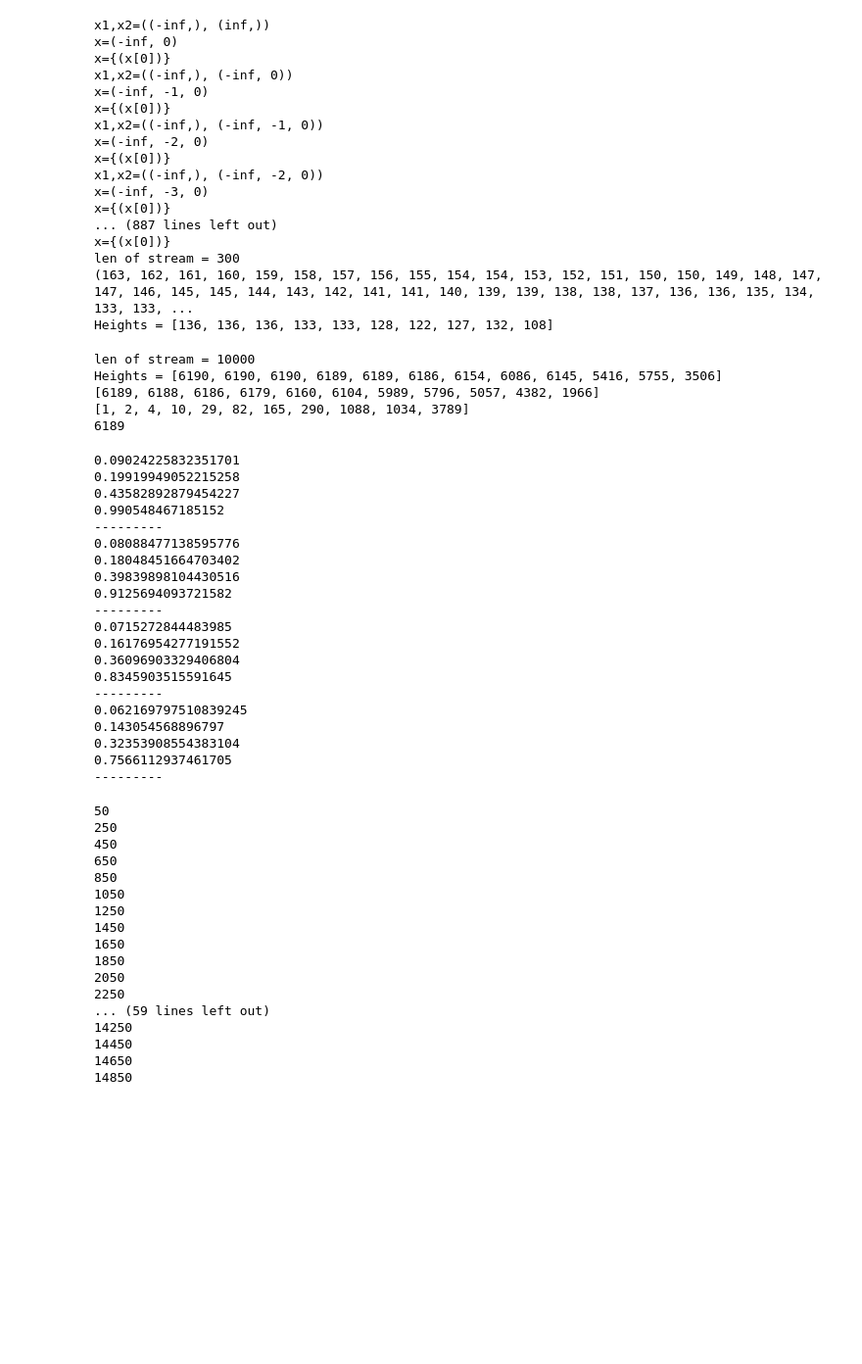
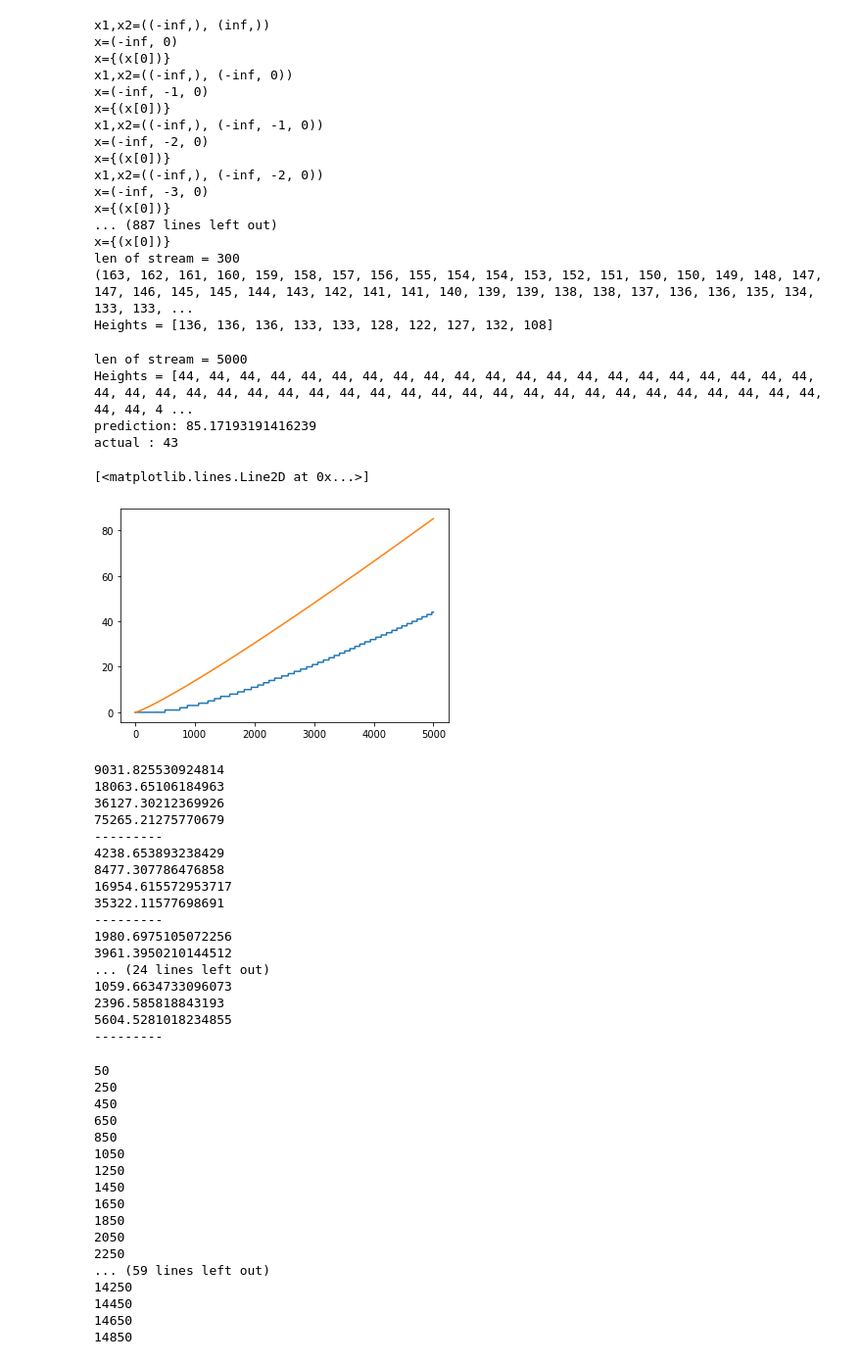
Before and after one commit to ce-jin/streaming-quantiles, a Jupyter notebook: debugprints.ipynb, the cells around one changed output. Shown at 98% size. Saved outputs shown, nothing was run; the diff lists cells and outputs as text; code cells hidden in the pictures; blank space fills up the shorter version.

```diff
--- a/debugprints.ipynb
+++ b/debugprints.ipynb
@@ -115,14 +115,16 @@ len of stream = 300
 (163, 162, 161, 160, 159, 158, 157, 156, 155, 154, 154, 153, 152, 151, 150, 150, 149, 148, 147, 147, 146, 145, 145, 144, 143, 142, 141, 141, 140, 139, 139, 138, 138, 137, 136, 136, 135, 134, 133, 133, ...
 Heights = [136, 136, 136, 133, 133, 128, 122, 127, 132, 108]
 # %%
-sketchsize=12
+sketchsize=500
 adkw = advkw(sketchsize)
-n=10000
+n=5000
 stream = [n-sketchsize+1-i for i in range(n-sketchsize) ]
 stream = [n-j for j in range(sketchsize-1)] + [1]+stream
 #print(stream)
 s = sketch(sketchsize)
 
+maxheights = []
+pred = []
 for i,x in enumerate(stream):
     #print(f'Inserting value x = {x}')
     pop_index = s.update(x)
@@ -132,6 +134,8 @@ for i,x in enumerate(stream):
     #    print(f'Merged no boxes')
     #print(f'Boxes = {s.items}')
     hs = s.get_heights()
+    maxheights += [hs[0]]
+    pred += [(i+1)*log(i+1) /sketchsize]
     #print(f'Heights = {hs}')
     #assert(max(hs)==hs[0])
     #print('n =', i+1)
@@ -144,74 +148,87 @@ print(f'Heights = {hs}')
 overlap = []
 for i in range(len(s.items)-1):
     overlap += [min(s.items[i+1][3],s.items[i][3]) - max(s.items[i+1][2],s.items[i][2])]
-print(overlap)
-print([hs[i]-overlap[i] for i in range(len(overlap))])
-print(overlap[0])
+#print(overlap)
+#print([hs[i]-overlap[i] for i in range(len(overlap))])
+print(f'prediction: {n*log(n)/sketchsize}')
+print(f'actual : {overlap[0]}')
+
+
 
 #import matplotlib.pyplot as plt
-#plt.plot(hs)
+plt.plot(maxheights)
+plt.plot(pred)
+
 #plt.plot(overlap)
-#plt.plot([hs[0] - 2*2.66**i for i in range(len(overlap))])
+#plt.plot([hs[0] - 2*2.15**i for i in range(len(overlap))])
 #plt.plot([hs[i]-overlap[i] for i in range(len(overlap))])
 
 
 
 # k= 100, n = 80000, alpha = 1.09  log = 0.08617769624105241  maxoverlap = 8914
 # k= 50, n = 80000, alpha = 1.21 log = 0.1906203596086497   maxoverlap = 18110
 # k = 25, n = 80000, alpha = 1.49 log = 0.3987761199573678 maxoverlap = 34179
 # k = 12, n = 80000, alpha = 2.66 log = 0.9783261227936078 maxoverlpa = 56891
 
 # k = 100, n = 40000, alpha = 1.081 log = 0.0778865386570712 maxoverlap = 4053
 # k = 50, n = 40000, alpha = 1.186  log = 0.17058630057553367 maxoverlap = 8375
 # k = 25, n = 40000, alpha = 1.451  log = 0.37225297390205087 maxoverlap = 16011
 # k = 12, n = 40000, alpha = 2.49 log = 0.9122827104766164 maxoverlap = 27342
 
 # k=100, n = 20000, alpha = 1.072  log = 0.0695260626486103 maxoverlap = 1819
 # k=50, n = 20000, alpha = 1.17  log = 0.1570037488096647 maxoverlap = 3820
 # k=25, n= 20000, alpha = 1.428 log = 0.3562748639173926 maxoverlap = 7459
 # k=12, n = 20000, alpha = 2.33  log = 0.8458682675776092 maxoverlap = 13033
 
 # k =100, n = 10000, alpha = 1.063  log = 0.06109509935981083 maxoverlap =  803
 # k = 50, n = 10000, alpha = 1.15   log = 0.13976194237515863 maxoverlap = 1725
 # k = 25, n = 10000, alpha = 1.373  log = 0.316998126785834 maxoverlap = 3447
 # k = 12, n = 10000, alpha = 2.15   log = 0.7654678421395714 maxoverlap = 6189
 # %% [output]
-len of stream = 10000
-Heights = [6190, 6190, 6190, 6189, 6189, 6186, 6154, 6086, 6145, 5416, 5755, 3506]
-[6189, 6188, 6186, 6179, 6160, 6104, 5989, 5796, 5057, 4382, 1966]
-[1, 2, 4, 10, 29, 82, 165, 290, 1088, 1034, 3789]
-6189
+len of stream = 5000
+Heights = [44, 44, 44, 44, 44, 44, 44, 44, 44, 44, 44, 44, 44, 44, 44, 44, 44, 44, 44, 44, 44, 44, 44, 44, 44, 44, 44, 44, 44, 44, 44, 44, 44, 44, 44, 44, 44, 44, 44, 44, 44, 44, 44, 44, 44, 44, 44, 4 ...
+prediction: 85.17193191416239
+actual : 43
+[<matplotlib.lines.Line2D at 0x...>]
+[figure, added]
 # %%
 from math import log
 K = [100,50,25,12]
 N = [80000,40000,20000,10000]
+arr = [[8914,18110,34179,56891],[4053,8375,16011,27342],[1819,3820,7459,13033],[803,1725,3447,6189]]
+for ni in range(0,4):
+    for ki in range(0,4):
+        n = N[ni]
+        k = K[ki]
+        #print(log(n)/log(arr[ni][ki]*k))
+        #print(n**(1/0.825)/k)
+        print(n*log(n)/k)
+    print('---------')
 for n in N:
     for k in K:
-        print(1.35*log(n/k)/k)
+        #print(1.35*log(n/k)/k)
+        print(1.0*n*log(n/k)/k)
     print('---------')
 
 #alpha = (1 + (log(n/k) + loglog(n/k))/k)
 # %% [output]
-0.09024225832351701
-0.19919949052215258
-0.43582892879454227
-0.990548467185152
+9031.825530924814
+18063.65106184963
+36127.30212369926
+75265.21275770679
 ---------
-0.08088477138595776
-0.18048451664703402
-0.39839898104430516
-0.9125694093721582
+4238.653893238429
+8477.307786476858
+16954.615572953717
+35322.11577698691
 ---------
-0.0715272844483985
-0.16176954277191552
-0.36096903329406804
-0.8345903515591645
+1980.6975105072256
+3961.3950210144512
+... (24 lines left out)
+1059.6634733096073
+2396.585818843193
+5604.5281018234855
 ---------
-0.062169797510839245
-0.143054568896797
-0.32353908554383104
-0.7566112937461705
----------
 # %%
 sketchsize=7
 
```
